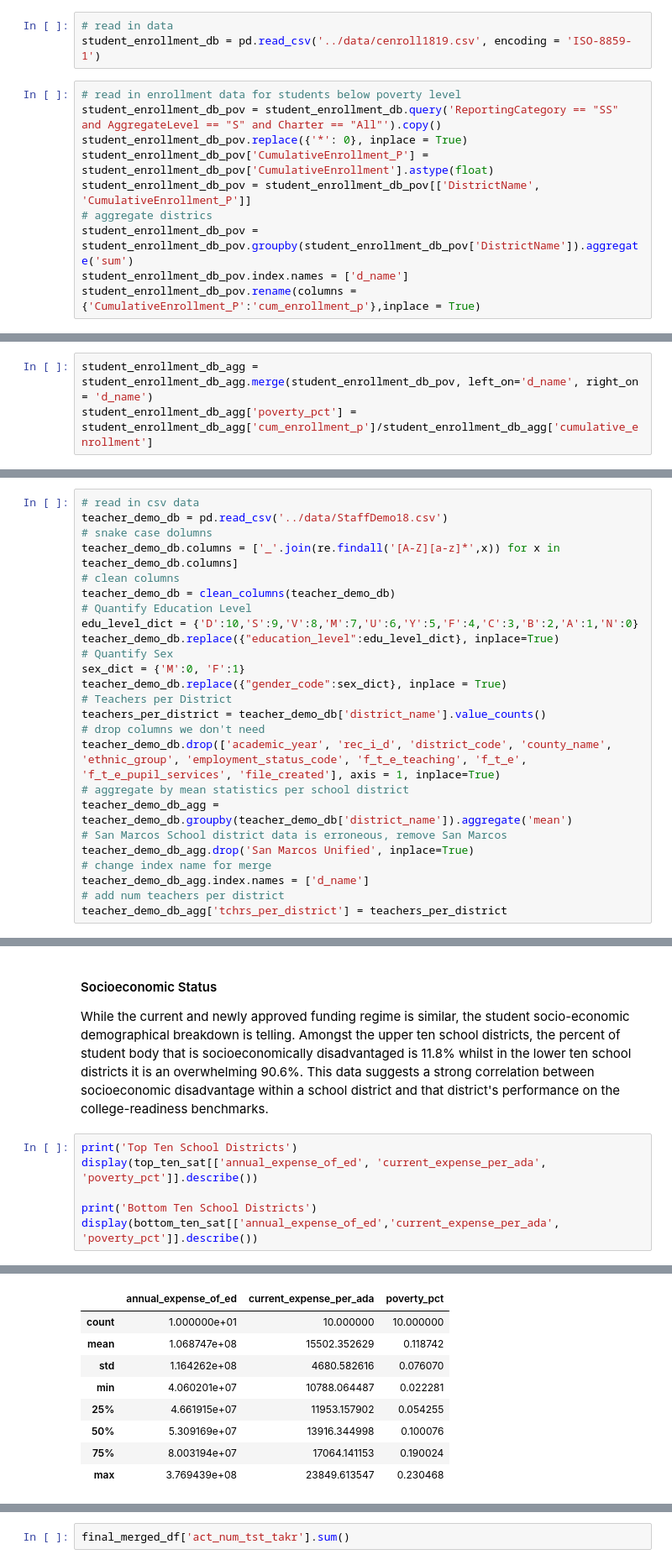
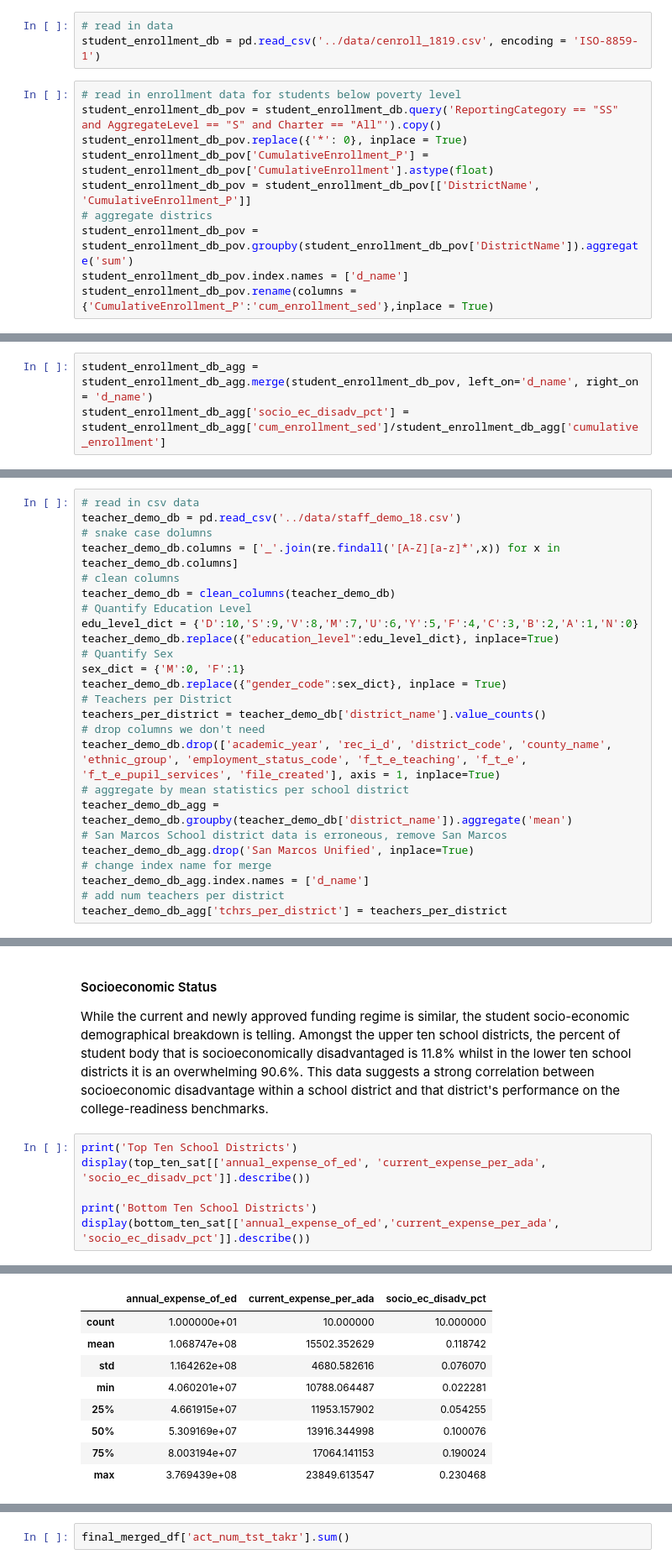
Before and after one commit to AlexSpradling/california_sat_analysis, a Jupyter notebook: code/Alex-Project1.ipynb, the cells around one changed output, grey strips where cells are left out. Shown at 84% size. Cells and saved outputs as stored; diff of their text form.

```diff
--- a/code/Alex-Project1.ipynb
+++ b/code/Alex-Project1.ipynb
@@ -281,7 +279,7 @@ merged_ca_sat_rev = pd.merge(sat_2019_ca_df,ca_budgets_sd, left_on='d_name', rig
 https://www.cde.ca.gov/ds/ad/filesenrcum.asp
 # %%
 # read in data
-student_enrollment_db = pd.read_csv('../data/cenroll1819.csv', encoding = 'ISO-8859-1')
+student_enrollment_db = pd.read_csv('../data/cenroll_1819.csv', encoding = 'ISO-8859-1')
 # %%
 # read in enrollment data for students below poverty level
 student_enrollment_db_pov = student_enrollment_db.query('ReportingCategory == "SS" and AggregateLevel == "S" and Charter == "All"').copy()
@@ -291,7 +289,7 @@ student_enrollment_db_pov = student_enrollment_db_pov[['DistrictName', 'Cumulati
 # aggregate districs
 student_enrollment_db_pov = student_enrollment_db_pov.groupby(student_enrollment_db_pov['DistrictName']).aggregate('sum')
 student_enrollment_db_pov.index.names = ['d_name']
-student_enrollment_db_pov.rename(columns = {'CumulativeEnrollment_P':'cum_enrollment_p'},inplace = True)
+student_enrollment_db_pov.rename(columns = {'CumulativeEnrollment_P':'cum_enrollment_sed'},inplace = True)
 # %%
 
 # Repeat but for all students and remove aggregating data so we don't get 107 billion students
@@ -309,7 +307,7 @@ student_enrollment_db_agg = student_enrollment_db.groupby(student_enrollment_db[
 student_enrollment_db_agg.index.names = ['d_name']
 # %%
 student_enrollment_db_agg = student_enrollment_db_agg.merge(student_enrollment_db_pov, left_on='d_name', right_on = 'd_name')
-student_enrollment_db_agg['poverty_pct'] = student_enrollment_db_agg['cum_enrollment_p']/student_enrollment_db_agg['cumulative_enrollment']
+student_enrollment_db_agg['socio_ec_disadv_pct'] = student_enrollment_db_agg['cum_enrollment_sed']/student_enrollment_db_agg['cumulative_enrollment']
 # %%
 student_enrollment_db_agg
 # %% [output]
@@ -332,7 +330,7 @@ student_enrollment_db_agg
 https://www.cde.ca.gov/ds/ad/staffdemo.asp
 # %%
 # read in csv data
-teacher_demo_db = pd.read_csv('../data/StaffDemo18.csv')
+teacher_demo_db = pd.read_csv('../data/staff_demo_18.csv')
 # snake case dolumns
 teacher_demo_db.columns = ['_'.join(re.findall('[A-Z][a-z]*',x)) for x in teacher_demo_db.columns]
 # clean columns
@@ -727,13 +727,13 @@ We found that the mean expense/ADA for the upper 10 districts was 15,502 and the
 While the current and newly approved funding regime is similar, the student socio-economic demographical breakdown is telling. Amongst the upper ten school districts, the percent of student body that is socioeconomically disadvantaged is 11.8% whilst in the lower ten school districts it is an overwhelming 90.6%. This data suggests a strong correlation between socioeconomic disadvantage within a school district and that district's performance on the college-readiness benchmarks.
 # %%
 print('Top Ten School Districts')
-display(top_ten_sat[['annual_expense_of_ed', 'current_expense_per_ada', 'poverty_pct']].describe())
+display(top_ten_sat[['annual_expense_of_ed', 'current_expense_per_ada', 'socio_ec_disadv_pct']].describe())
 
 print('Bottom Ten School Districts')
-display(bottom_ten_sat[['annual_expense_of_ed','current_expense_per_ada', 'poverty_pct']].describe())
+display(bottom_ten_sat[['annual_expense_of_ed','current_expense_per_ada', 'socio_ec_disadv_pct']].describe())
 # %% [output]
 Top Ten School Districts
-|  | annual_expense_of_ed | current_expense_per_ada | poverty_pct |
+|  | annual_expense_of_ed | current_expense_per_ada | socio_ec_disadv_pct |
 | count | 1.000000e+01 | 10.000000 | 10.000000 |
 | mean | 1.068747e+08 | 15502.352629 | 0.118742 |
 | std | 1.164262e+08 | 4680.582616 | 0.076070 |
```
Also changed, not shown: parts of 12 cells of this notebook, 12 other files.
